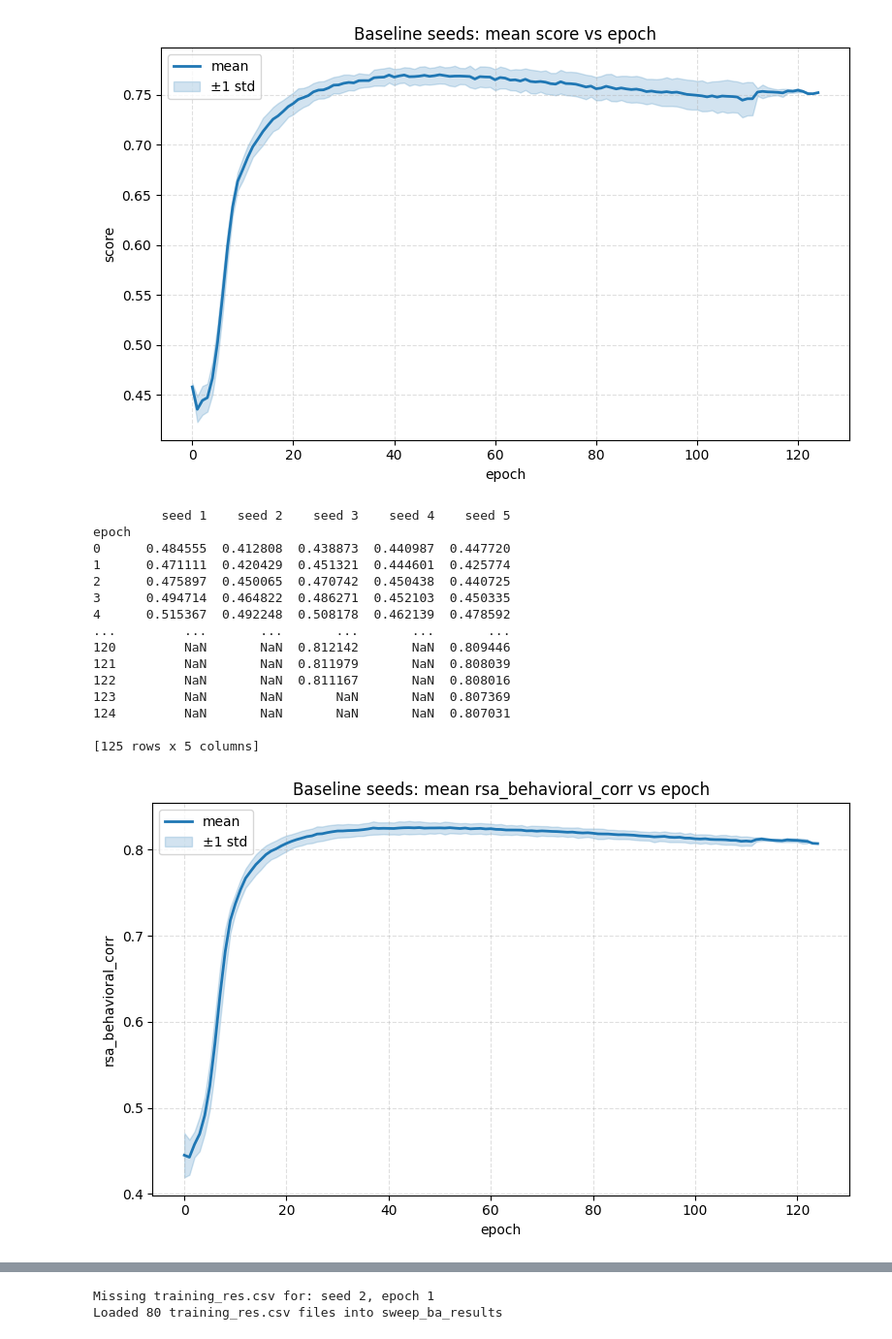
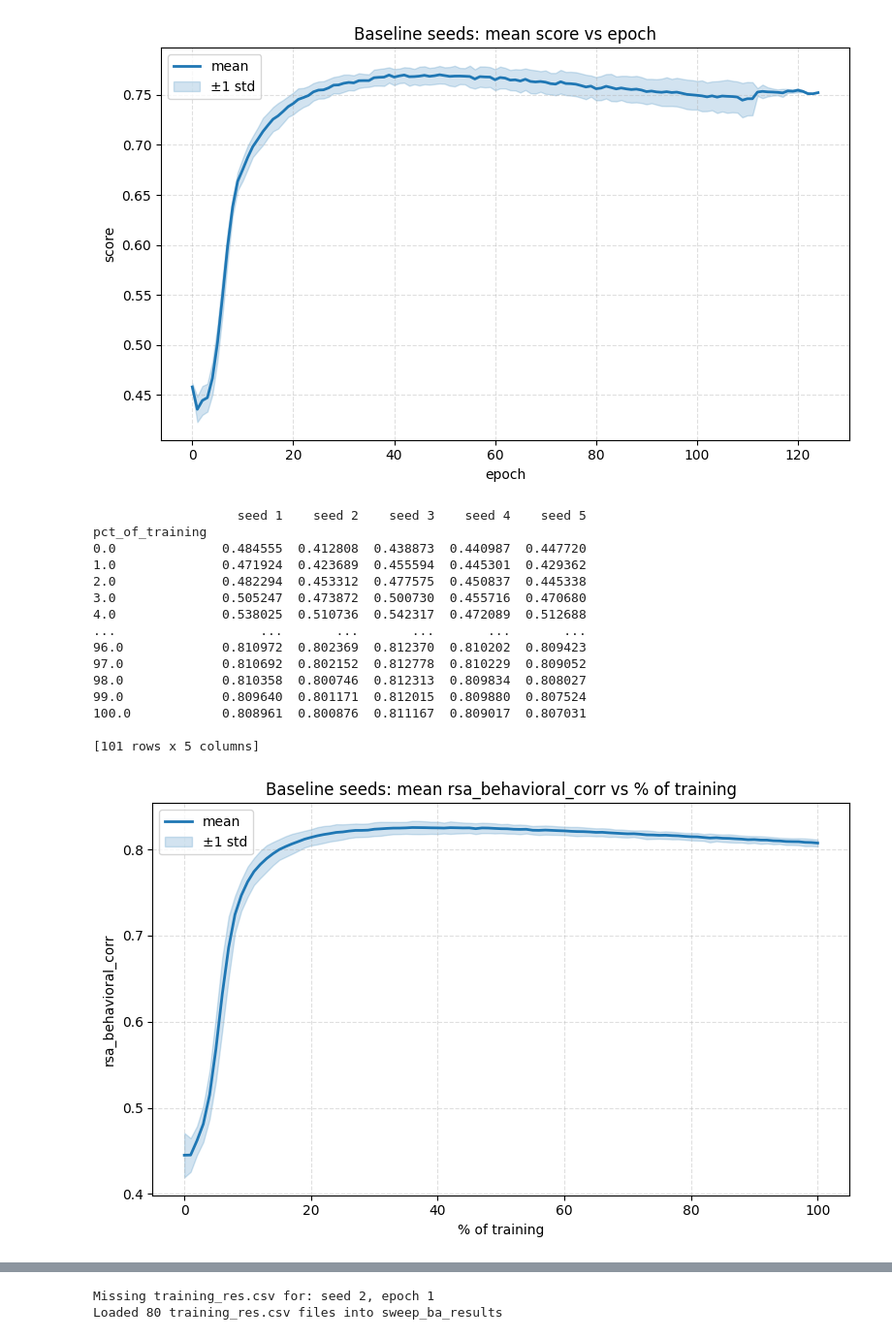
Before and after one commit to marrenj/cvpr_perturbations, a Jupyter notebook: notebooks/figures/all_figures.ipynb, the cells around one changed output, grey strips where cells are left out. Shown at 97% size. Saved outputs shown, nothing was run; the diff lists cells and outputs as text; code cells hidden in the pictures.

```diff
--- a/notebooks/figures/all_figures.ipynb
+++ b/notebooks/figures/all_figures.ipynb
@@ -157,9 +156,11 @@ plt.tight_layout()
 # %%
 base = Path('/home/wallacelab/teba/multimodal_brain_inspired/marren/temporal_dynamics_of_human_alignment/test')
 
-# Collect rsa_behavioral_corr series for each seed and align on epoch
+# Collect rsa_behavioral_corr series for each seed, indexed by % of training
 rsa_series = []
 missing = []
+pct_grid = np.linspace(0, 100, 101)  # common x-axis: 0%..100% in 1% steps
+
 for seed in range(1, 6):
     path = base / f'baseline_seed{seed}' / f'vit_l_14_rank32_perturb-type-none_init-seed{seed}behavioral-rsa-True' / 'training_res.csv'
     if not path.exists():
@@ -169,51 +170,64 @@ for seed in range(1, 6):
     if 'rsa_behavioral_corr' not in df.columns:
         missing.append(f'seed {seed} (no rsa_behavioral_corr column)')
         continue
-    rsa_series.append(df.set_index('epoch')['rsa_behavioral_corr'].rename(f'seed {seed}'))
+
+    s = df.set_index('epoch')['rsa_behavioral_corr'].sort_index().dropna()
+    if len(s) < 2:
+        missing.append(f'seed {seed} (not enough epochs)')
+        continue
+
+    # Map this seed's epoch range to 0..100 % of its own training
+    epochs = s.index.to_numpy(dtype=float)
+    pct = (epochs - epochs.min()) / (epochs.max() - epochs.min()) * 100.0
+
+    # Interpolate onto the common % grid so seeds of different lengths align
+    interp_vals = np.interp(pct_grid, pct, s.to_numpy(dtype=float))
+    rsa_series.append(pd.Series(interp_vals, index=pct_grid, name=f'seed {seed}'))
 
 if missing:
     print('Skipped runs:', '; '.join(missing))
 
 if not rsa_series:
     raise SystemExit('No rsa_behavioral_corr data available to plot.')
 
 rsa_df = pd.concat(rsa_series, axis=1).sort_index()
+rsa_df.index.name = 'pct_of_training'
 
 print(rsa_df)
 
 mean_corr = rsa_df.mean(axis=1)
 std_corr = rsa_df.std(axis=1)
 
 plt.figure(figsize=(8, 5))
 plt.plot(mean_corr.index, mean_corr.values, label='mean', color='C0', lw=2)
 plt.fill_between(
     mean_corr.index,
     (mean_corr - std_corr).values,
     (mean_corr + std_corr).values,
     color='C0',
     alpha=0.2,
     label='±1 std',
 )
-plt.xlabel('epoch')
+plt.xlabel('% of training')
 plt.ylabel('rsa_behavioral_corr')
-plt.title('Baseline seeds: mean rsa_behavioral_corr vs epoch')
+plt.title('Baseline seeds: mean rsa_behavioral_corr vs % of training')
 plt.legend()
 plt.grid(True, linestyle='--', alpha=0.4)
 plt.tight_layout()
 # %% [output]
-         seed 1    seed 2    seed 3    seed 4    seed 5
-epoch
-0      0.484555  0.412808  0.438873  0.440987  0.447720
-1      0.471111  0.420429  0.451321  0.444601  0.425774
-2      0.475897  0.450065  0.470742  0.450438  0.440725
-3      0.494714  0.464822  0.486271  0.452103  0.450335
-4      0.515367  0.492248  0.508178  0.462139  0.478592
-...         ...       ...       ...       ...       ...
-120         NaN       NaN  0.812142       NaN  0.809446
-121         NaN       NaN  0.811979       NaN  0.808039
-122         NaN       NaN  0.811167       NaN  0.808016
-123         NaN       NaN       NaN       NaN  0.807369
-124         NaN       NaN       NaN       NaN  0.807031
+                   seed 1    seed 2    seed 3    seed 4    seed 5
+pct_of_training
+0.0              0.484555  0.412808  0.438873  0.440987  0.447720
+1.0              0.471924  0.423689  0.455594  0.445301  0.429362
+2.0              0.482294  0.453312  0.477575  0.450837  0.445338
+3.0              0.505247  0.473872  0.500730  0.455716  0.470680
+4.0              0.538025  0.510736  0.542317  0.472089  0.512688
+...                   ...       ...       ...       ...       ...
+96.0             0.810972  0.802369  0.812370  0.810202  0.809423
+97.0             0.810692  0.802152  0.812778  0.810229  0.809052
+98.0             0.810358  0.800746  0.812313  0.809834  0.808027
+99.0             0.809640  0.801171  0.812015  0.809880  0.807524
+100.0            0.808961  0.800876  0.811167  0.809017  0.807031
 
-[125 rows x 5 columns]
+[101 rows x 5 columns]
-[figure, old version]
+[figure, new version]
```
Also changed, not shown: parts of 3 cells of this notebook, 3 other files.
